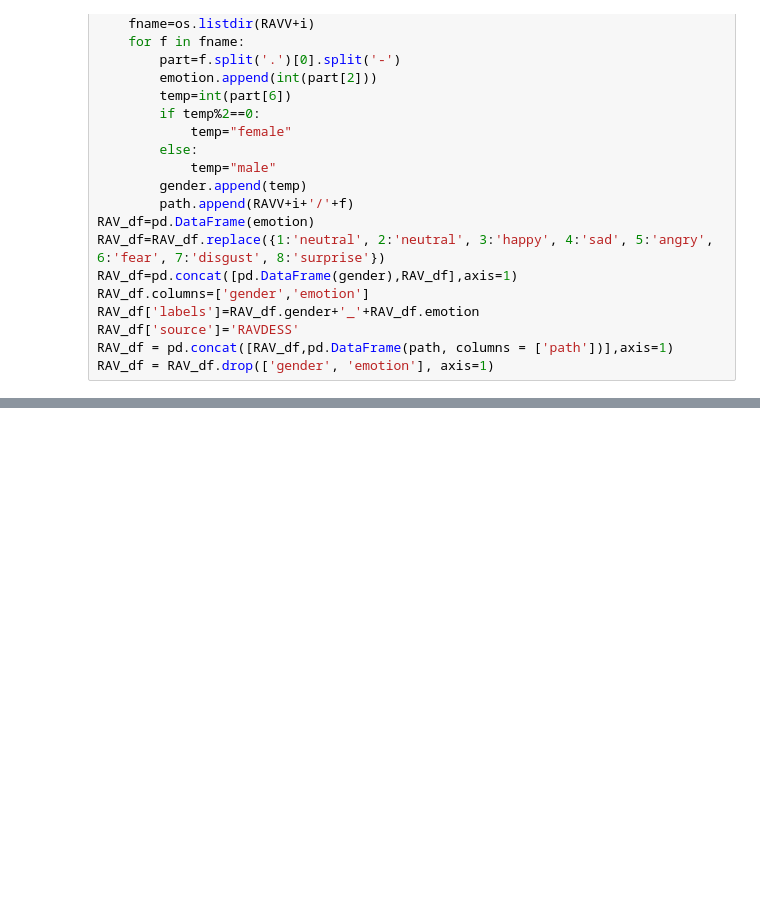
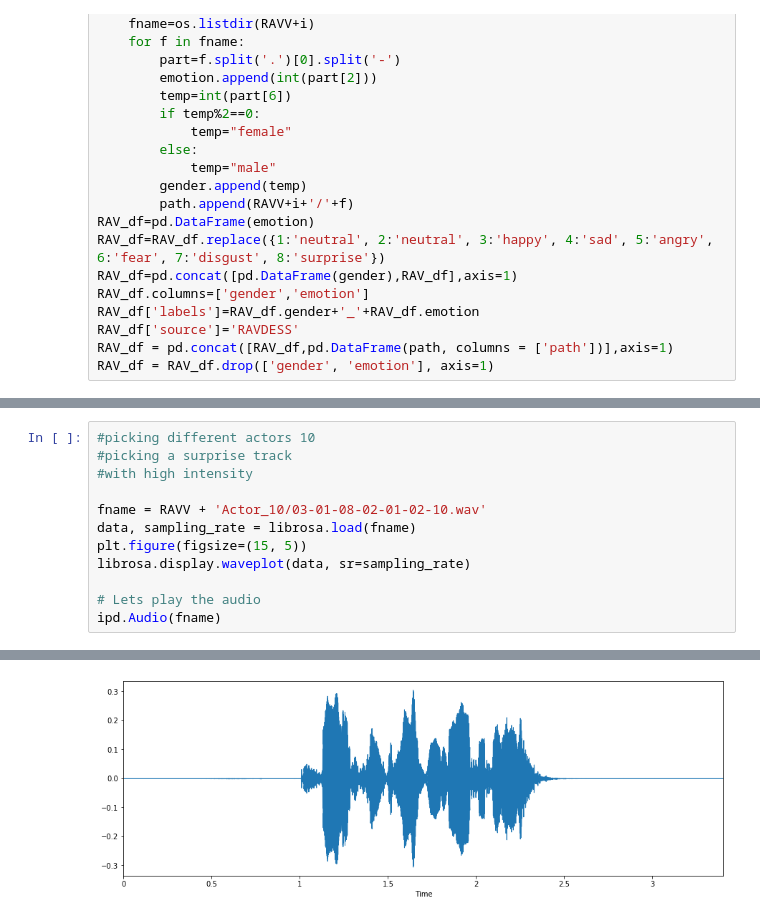
Before and after one commit to Lovely-Professional-University-CSE/int247-machine-learning-project-2020-kem031-abhishek_52, a Jupyter notebook: speech sentiment analysis.ipynb, the cells around one changed output, grey strips where cells are left out. Cells and saved outputs as stored; diff of their text form; blank space fills up the shorter version.

```diff
--- a/speech sentiment analysis.ipynb
+++ b/speech sentiment analysis.ipynb
@@ -80,0 +144,13 @@ RAV_df[1200:]
+# %%
+#picking different actors 10
+#picking a surprise track
+#with high intensity
+
+fname = RAVV + 'Actor_10/03-01-08-02-01-02-10.wav'
+data, sampling_rate = librosa.load(fname)
+plt.figure(figsize=(15, 5))
+librosa.display.waveplot(data, sr=sampling_rate)
+
+# Lets play the audio
+ipd.Audio(fname)
+# %% [output]
@@ -80,0 +158 @@ RAV_df[1200:]
+[figure, added]
```
Also changed, not shown: parts of 10 cells of this notebook.
